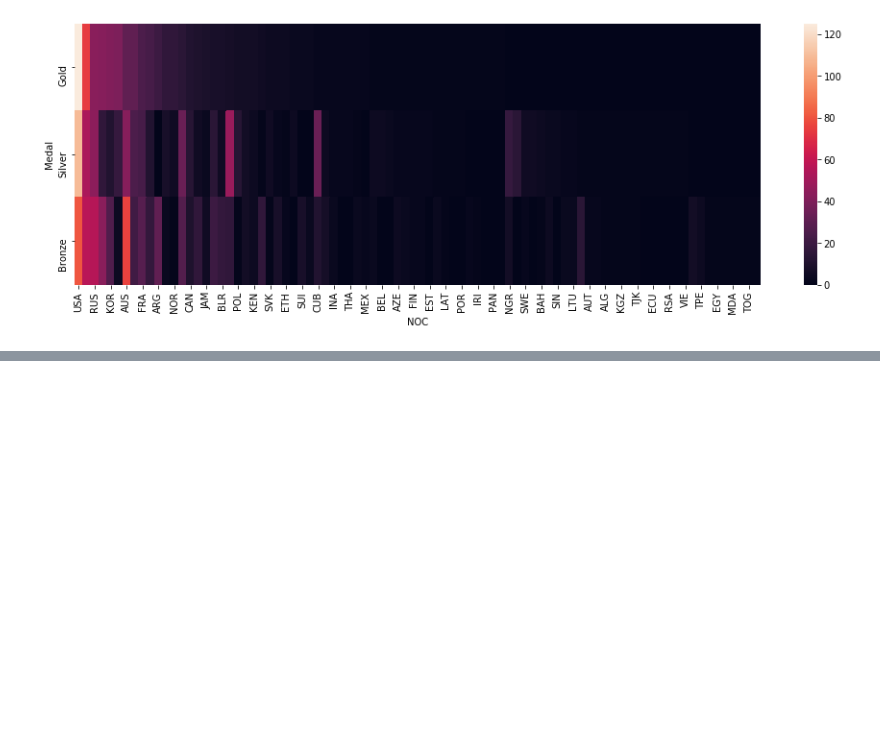
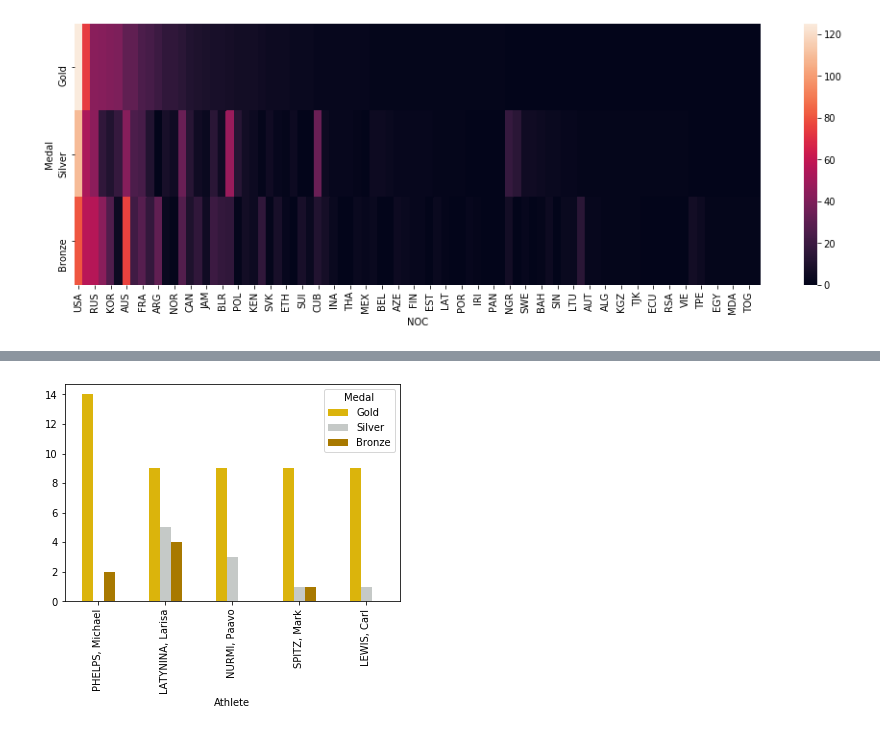
Before and after one commit to dariushazimi/notebooks, a Jupyter notebook: PandasTraining.ipynb, the cells around one changed output, grey strips where cells are left out. Cells and saved outputs as stored; diff of their text form; code cells hidden in the pictures; blank space fills up the shorter version.

```diff
--- a/PandasTraining.ipynb
+++ b/PandasTraining.ipynb
@@ -1728,0 +1808,11 @@ sns.heatmap(g)
+# %%
+my_gsb = ListedColormap(sns.color_palette(gsb))
+# %%
+# Now lets apply this new color map to the code that we had ealier.
+g = oo.groupby(['Athlete', 'Medal']).size().unstack('Medal', fill_value=0)
+g = g.sort_values(['Gold', 'Silver', 'Bronze'],
+              ascending=False)[['Gold', 'Silver', 'Bronze']].head()
+g = g.plot(kind='bar', colormap = my_gsb);
+g;
+# %% [output]
+[figure, added]
```
Also changed, not shown: parts of 11 cells of this notebook.
